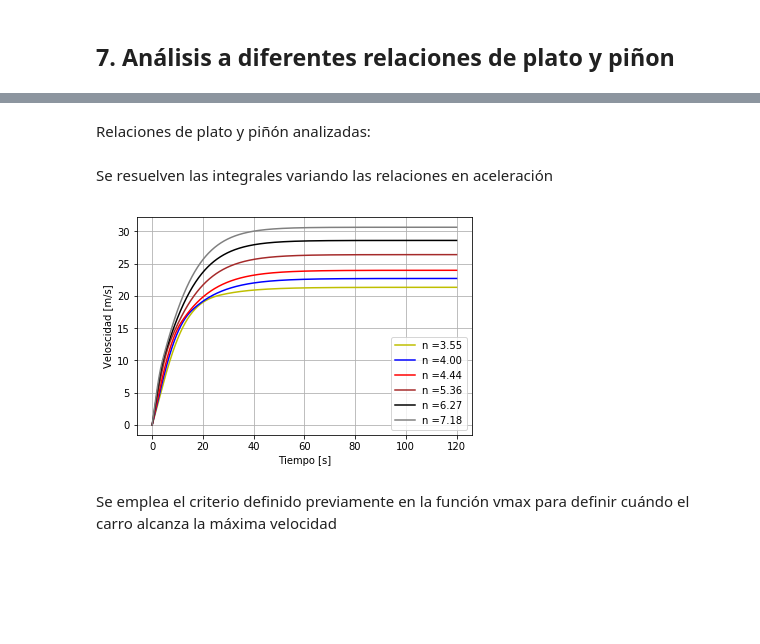
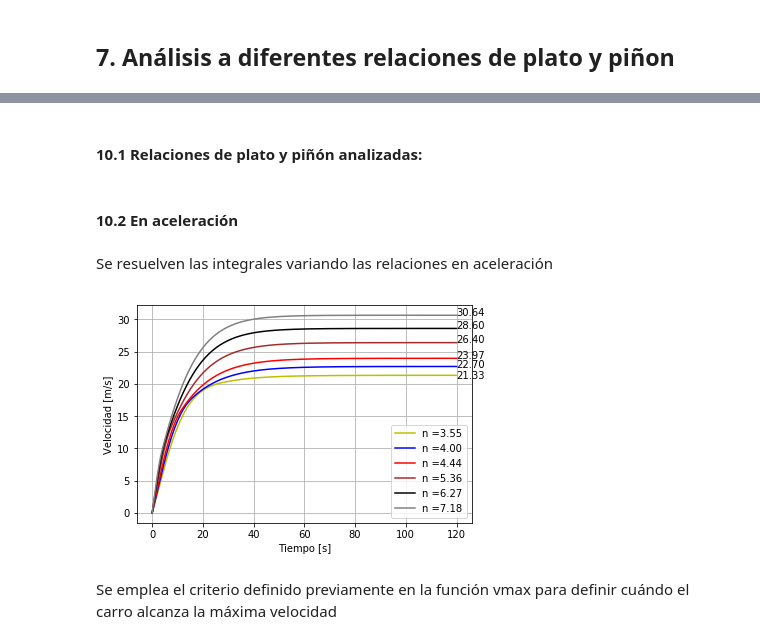
Before and after one commit to nvalencia/-Herramientas-Computacionales-IMEC3602, a Jupyter notebook: Taller_2/201425625_Taller2.ipynb, the cells around one changed output, grey strips where cells are left out. Drawn from its saved outputs; the diff is of its cells as text; code cells hidden in the pictures; blank space fills up the shorter version.

```diff
--- a/Taller_2/201425625_Taller2.ipynb
+++ b/Taller_2/201425625_Taller2.ipynb
@@ -375,3 +399,3 @@ plt.show()
 # %% [markdown]
-Relaciones de plato y piñón analizadas:
+#### 10.1 Relaciones de plato y piñón analizadas: <a name="diezuno"></a>
 # %%
@@ -404,6 +428,8 @@ n5 = d5p/d5pi # Relación
 d6p = 79 # Dientes plato
 d6pi = 11 # Dientes piñon
 n6 = d6p/d6pi # Relación
+# %% [markdown]
+#### 10.2 En aceleración  <a name="diezdos"></a>
 # %% [markdown]
 Se resuelven las integrales variando las relaciones en aceleración
 # %%
@@ -414,21 +440,35 @@ inte3 = odeint(acel,ini,t,args = (n3,))
 inte4 = odeint(acel,ini,t,args = (n4,))
 inte5 = odeint(acel,ini,t,args = (n5,))
 inte6 = odeint(acel,ini,t,args = (n6,))
+
+# Velocidades máximas alcanzadas
+vmaxinte1 = inte1[:,1][-1]
+vmaxinte2 = inte2[:,1][-1]
+vmaxinte3 = inte3[:,1][-1]
+vmaxinte4 = inte4[:,1][-1]
+vmaxinte5 = inte5[:,1][-1]
+vmaxinte6 = inte6[:,1][-1]
 # %%
 plt.plot(t,inte1[:,1], 'y',label= 'n =' + '%.2f' % n1)
 plt.plot(t,inte2[:,1], 'b',label= 'n =' + '%.2f' % n2)
 plt.plot(t,inte3[:,1], 'r',label= 'n =' + '%.2f' % n3)
 plt.plot(t,inte4[:,1], 'brown',label= 'n =' + '%.2f' % n4)
 plt.plot(t,inte5[:,1], 'k',label = 'n =' + '%.2f' % n5)
 plt.plot(t,inte6[:,1], 'grey',label = 'n =' + '%.2f' % n6)
+plt.annotate(("%.2f" % vmaxinte1), xy = (120, vmaxinte1-0.5))
+plt.annotate(("%.2f" % vmaxinte2), xy = (120, vmaxinte2-0.2))
+plt.annotate(("%.2f" % vmaxinte3), xy = (120, vmaxinte3))
+plt.annotate(("%.2f" % vmaxinte4), xy = (120, vmaxinte4))
+plt.annotate(("%.2f" % vmaxinte5), xy = (120, vmaxinte5))
+plt.annotate(("%.2f" % vmaxinte6), xy = (120, vmaxinte6))
 plt.legend(loc='best')
 xlabel('Tiempo [s]')
-ylabel('Veloscidad [m/s]')
+ylabel('Velocidad [m/s]')
 pylab.savefig(os.path.join(output_dir,'velocidad_relacion_.png'), dpi=70)
 plt.grid()
 plt.show()
 # %% [output]
-[figure, old version]
+[figure, new version]
 # %% [markdown]
 Se emplea el criterio definido previamente en la función vmax para definir cuándo el carro alcanza la máxima velocidad
 # %%
```
Also changed, not shown: parts of 31 cells of this notebook, 10 other files.
